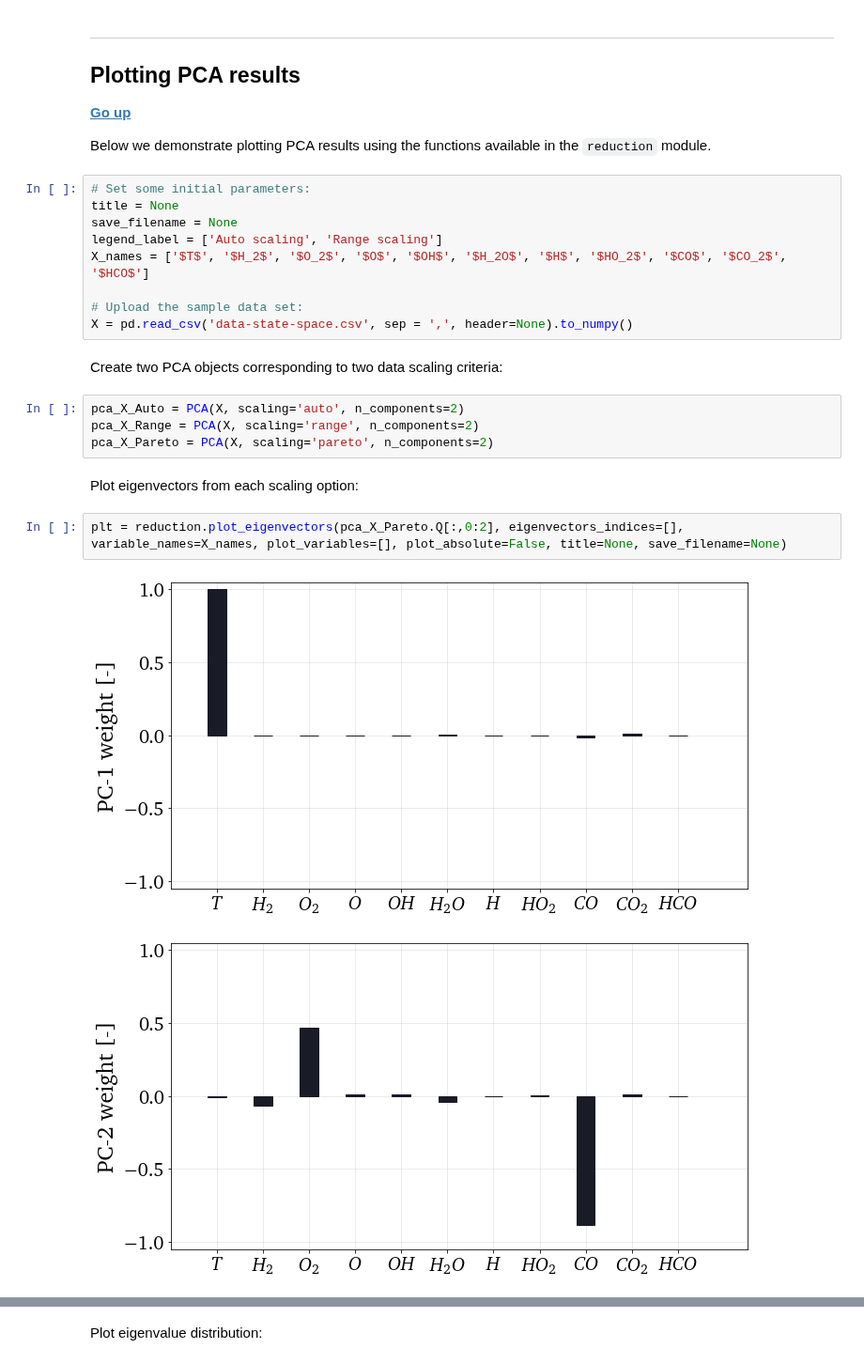
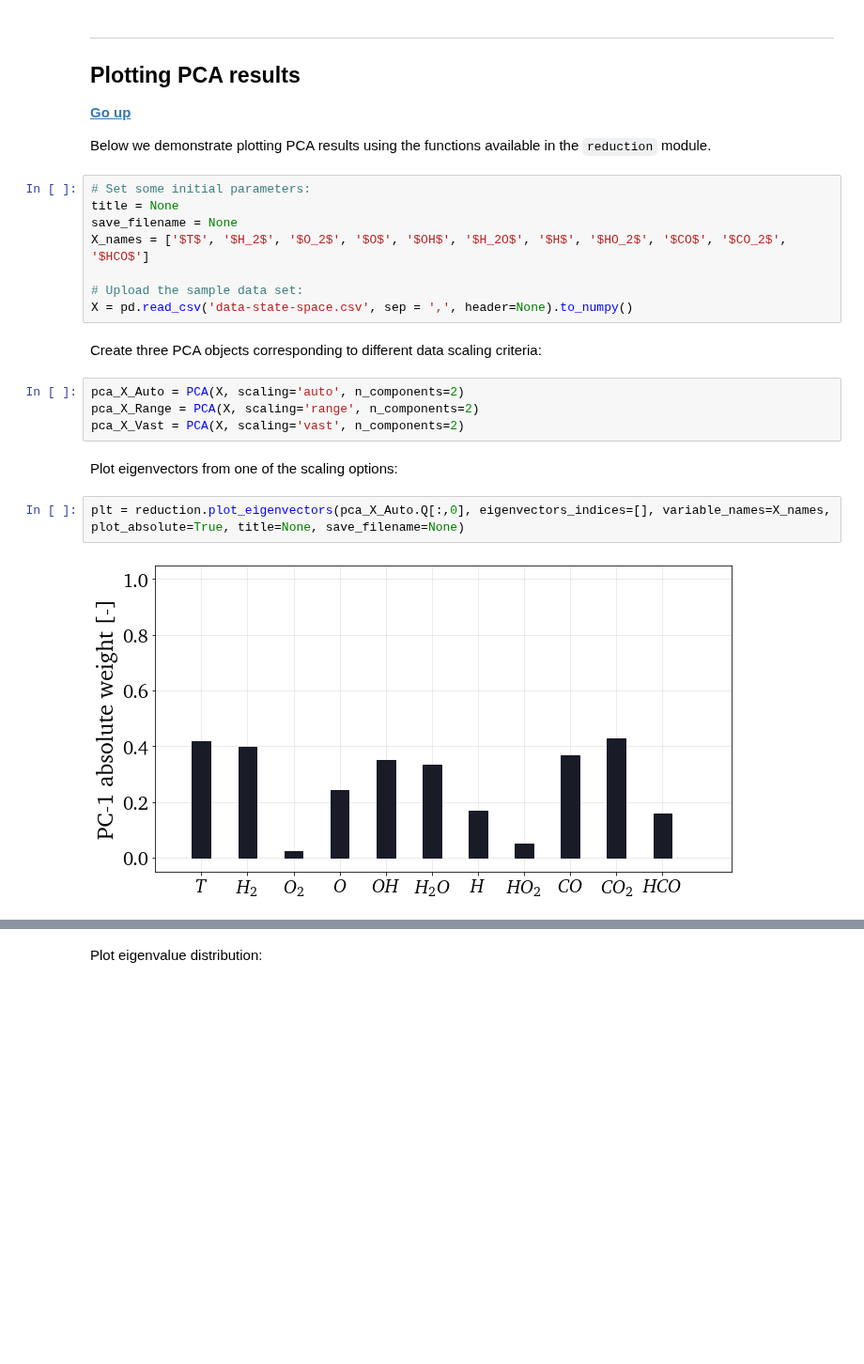
Before and after one commit to kamilazdybal/PCAfold, a Jupyter notebook: docs/tutorials/demo-pca.ipynb, the cells around one changed output, grey strips where cells are left out. Shown at 94% size. Cells and saved outputs as stored; diff of their text form; blank space fills up the shorter version.

Commit message:
Added new plotting function for PCA results

```diff
--- a/docs/tutorials/demo-pca.ipynb
+++ b/docs/tutorials/demo-pca.ipynb
@@ -208,22 +208,20 @@ Below we demonstrate plotting PCA results using the functions available in the `
 # Set some initial parameters:
 title = None
 save_filename = None
-legend_label = ['Auto scaling', 'Range scaling']
 X_names = ['$T$', '$H_2$', '$O_2$', '$O$', '$OH$', '$H_2O$', '$H$', '$HO_2$', '$CO$', '$CO_2$', '$HCO$']
 
 # Upload the sample data set:
 X = pd.read_csv('data-state-space.csv', sep = ',', header=None).to_numpy()
 # %% [markdown]
-Create two PCA objects corresponding to two data scaling criteria:
+Create three PCA objects corresponding to different data scaling criteria:
 # %%
 pca_X_Auto = PCA(X, scaling='auto', n_components=2)
 pca_X_Range = PCA(X, scaling='range', n_components=2)
-pca_X_Pareto = PCA(X, scaling='pareto', n_components=2)
+pca_X_Vast = PCA(X, scaling='vast', n_components=2)
 # %% [markdown]
-Plot eigenvectors from each scaling option:
+Plot eigenvectors from one of the scaling options:
 # %%
-plt = reduction.plot_eigenvectors(pca_X_Pareto.Q[:,0:2], eigenvectors_indices=[], variable_names=X_names, plot_variables=[], plot_absolute=False, title=None, save_filename=None)
+plt = reduction.plot_eigenvectors(pca_X_Auto.Q[:,0], eigenvectors_indices=[], variable_names=X_names, plot_absolute=True, title=None, save_filename=None)
 # %% [output]
-[figure, old version]
+[figure, new version]
-[figure, removed]
 # %% [markdown]
```
Also changed, not shown: parts of 10 cells of this notebook, 12 other files.
